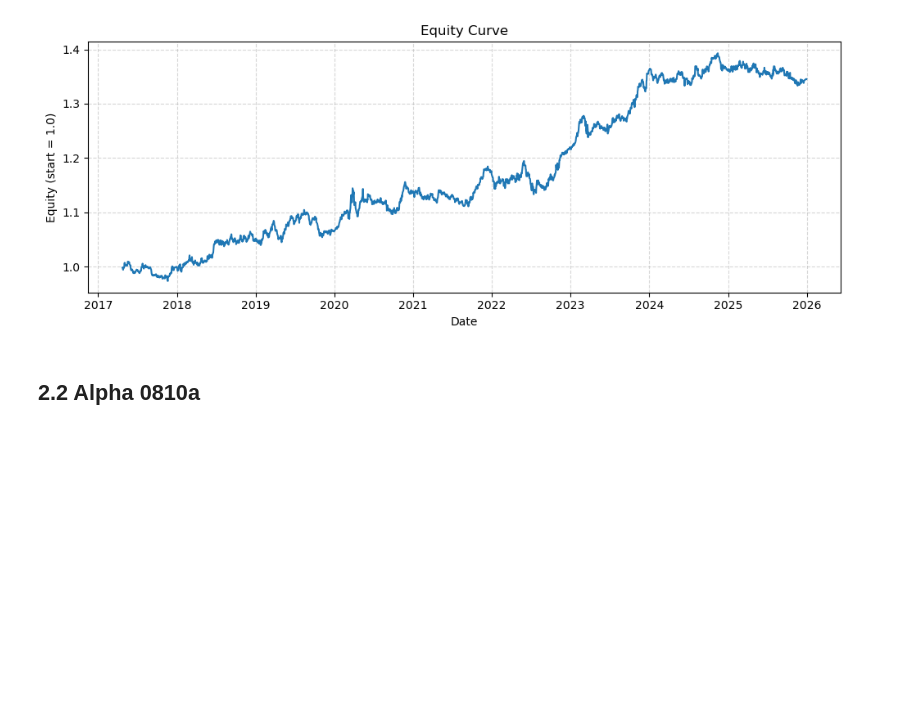
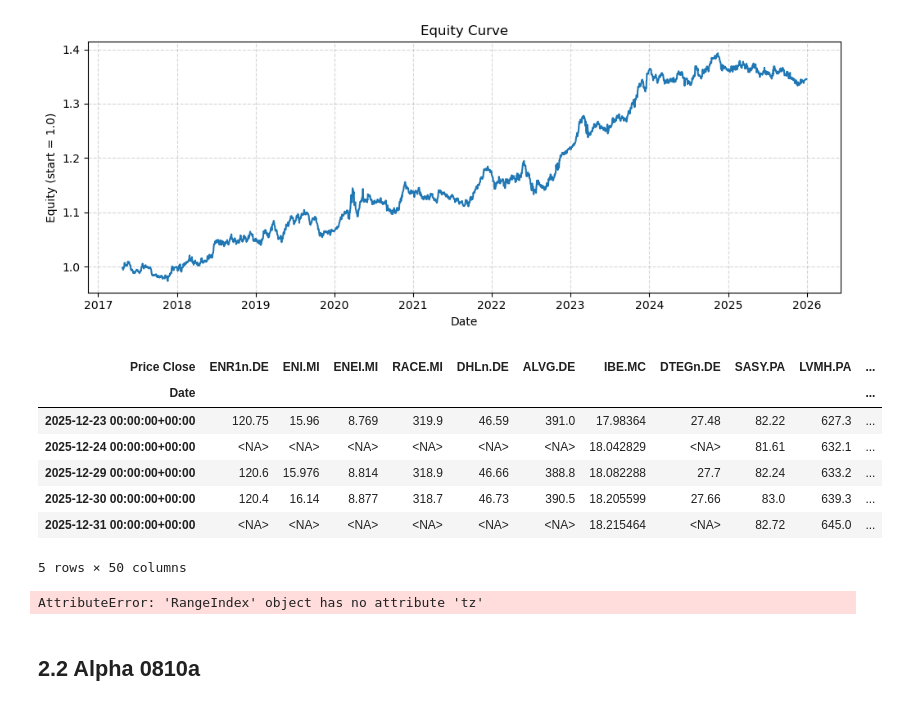
Before and after one commit to Yzc20060417/Multi-Factor-Equities-Investing, a Jupyter notebook: notebooks/Single Factor Testing.ipynb, the cells around one changed output. Saved outputs shown, nothing was run; the diff lists cells and outputs as text; code cells hidden in the pictures; blank space fills up the shorter version.

```diff
--- a/notebooks/Single Factor Testing.ipynb
+++ b/notebooks/Single Factor Testing.ipynb
@@ -193,3 +227,14 @@ Hit Rate (p>0)      :   52.33%
 plot_equity_curve(daily_pnl,"Equity Curve")
 # %% [output]
 [figure]
+# %%
+close_df.tail()
+# %% [output]
+| Price Close | ENR1n.DE | ENI.MI | ENEI.MI | RACE.MI | DHLn.DE | ALVG.DE | IBE.MC | DTEGn.DE | SASY.PA | LVMH.PA | ... |
+| Date |  |  |  |  |  |  |  |  |  |  | ... |
+| 2025-12-23 00:00:00+00:00 | 120.75 | 15.96 | 8.769 | 319.9 | 46.59 | 391.0 | 17.98364 | 27.48 | 82.22 | 627.3 | ... |
+| 2025-12-24 00:00:00+00:00 | <NA> | <NA> | <NA> | <NA> | <NA> | <NA> | 18.042829 | <NA> | 81.61 | 632.1 | ... |
+| 2025-12-29 00:00:00+00:00 | 120.6 | 15.976 | 8.814 | 318.9 | 46.66 | 388.8 | 18.082288 | 27.7 | 82.24 | 633.2 | ... |
+| 2025-12-30 00:00:00+00:00 | 120.4 | 16.14 | 8.877 | 318.7 | 46.73 | 390.5 | 18.205599 | 27.66 | 83.0 | 639.3 | ... |
+| 2025-12-31 00:00:00+00:00 | <NA> | <NA> | <NA> | <NA> | <NA> | <NA> | 18.215464 | <NA> | 82.72 | 645.0 | ... |
+5 rows × 50 columns
@@ -196,3 +244,7 @@ plot_equity_curve(daily_pnl,"Equity Curve")
+# %%
+alphalens.utils.get_clean_factor_and_forward_returns(factor=factor,prices=close_df)
+# %% [output]
+AttributeError: 'RangeIndex' object has no attribute 'tz'
 # %% [markdown]
 ## 2.2 Alpha 0810a
 # %%
```
Also changed, not shown: parts of 12 cells of this notebook, 1 other file.
